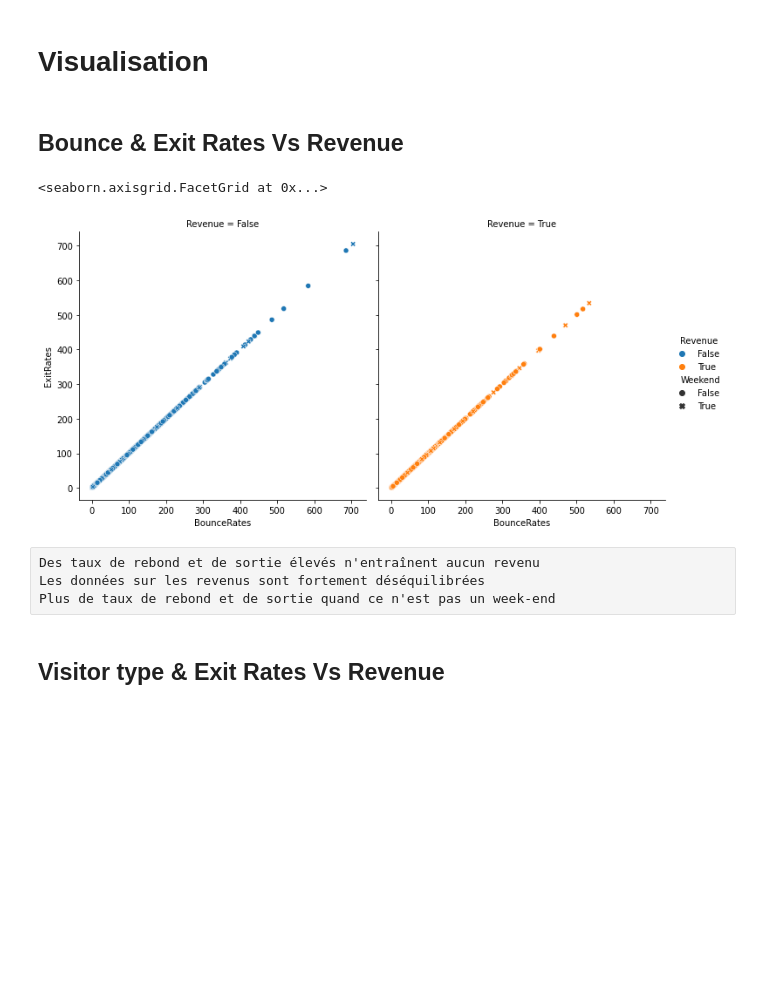
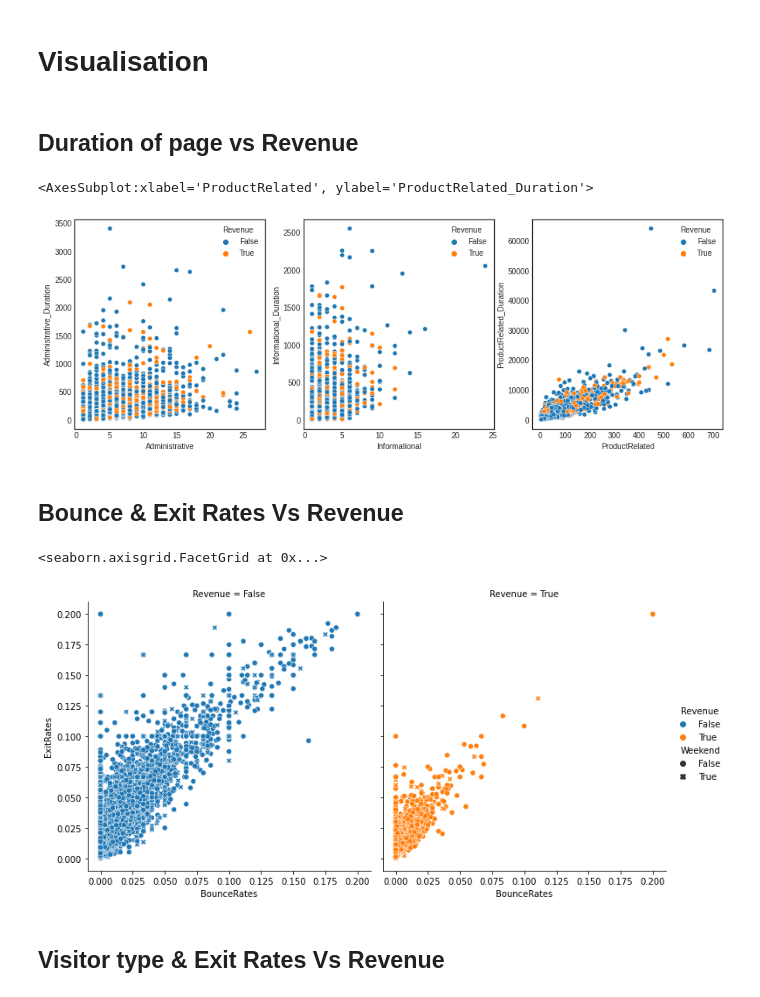
Before and after one commit to mamadoundiaye13/machine-learning-groupe5, a Jupyter notebook: ProjetMLi_Grp5.ipynb, the cells around one changed output. Saved outputs shown, nothing was run; the diff lists cells and outputs as text; code cells hidden in the pictures; blank space fills up the shorter version.

```diff
--- a/ProjetMLi_Grp5.ipynb
+++ b/ProjetMLi_Grp5.ipynb
@@ -237,16 +206,25 @@ df.describe()
 # %% [markdown]
 # Visualisation
+# %% [markdown]
+## Duration of page vs Revenue
+# %%
+plt.figure(figsize = (15, 5))
+plt.subplot(131)
+sns.scatterplot(x="Administrative", y="Administrative_Duration",hue="Revenue", data=clients)
+plt.subplot(132)
+sns.scatterplot(x="Informational", y="Informational_Duration",hue="Revenue", data=clients)
+plt.subplot(133)
+sns.scatterplot(x="ProductRelated", y="ProductRelated_Duration",hue="Revenue", data=clients)
+# %% [output]
+<AxesSubplot:xlabel='ProductRelated', ylabel='ProductRelated_Duration'>
+[figure, added]
 # %% [markdown]
 ## Bounce & Exit Rates Vs Revenue
 # %%
-sns.relplot(x="BounceRates", y="ExitRates",col="Revenue",hue="Revenue",style="Weekend", data=df)
+sns.relplot(x="BounceRates", y="ExitRates",col="Revenue",hue="Revenue",style="Weekend", data=clients)
 # %% [output]
 <seaborn.axisgrid.FacetGrid at 0x...>
-[figure, old version]
+[figure, new version]
-# %% [raw]
-Des taux de rebond et de sortie élevés n'entraînent aucun revenu
-Les données sur les revenus sont fortement déséquilibrées
-Plus de taux de rebond et de sortie quand ce n'est pas un week-end
 # %% [markdown]
 ## Visitor type & Exit Rates Vs Revenue
 # %%
```
Also changed, not shown: parts of 50 cells of this notebook, 1 other file.
